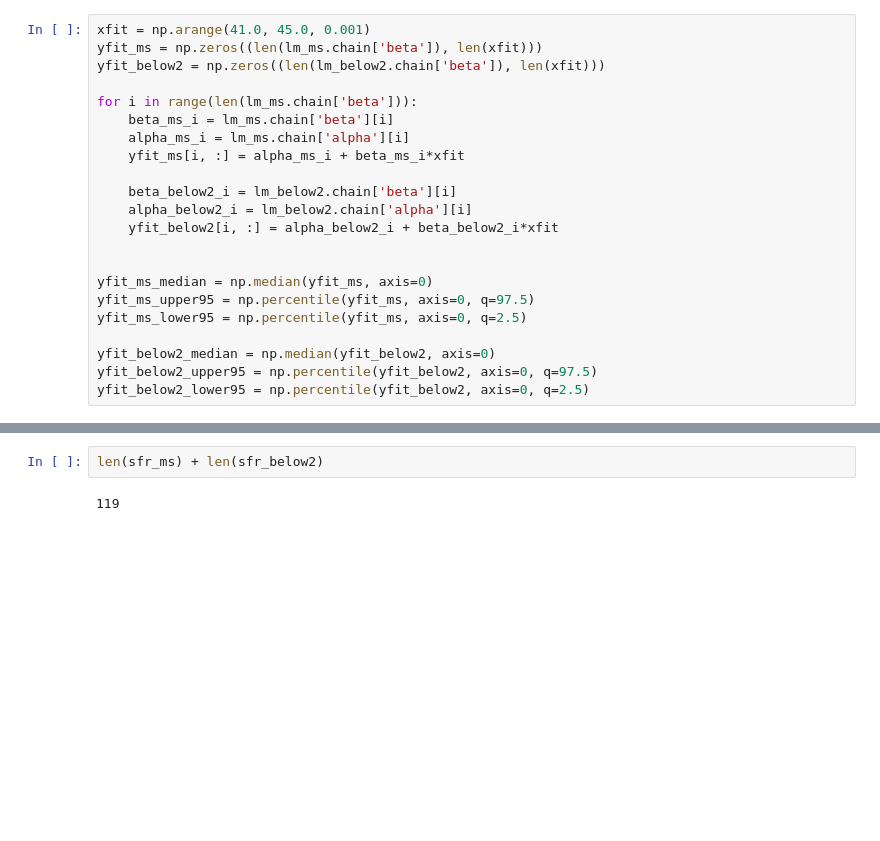
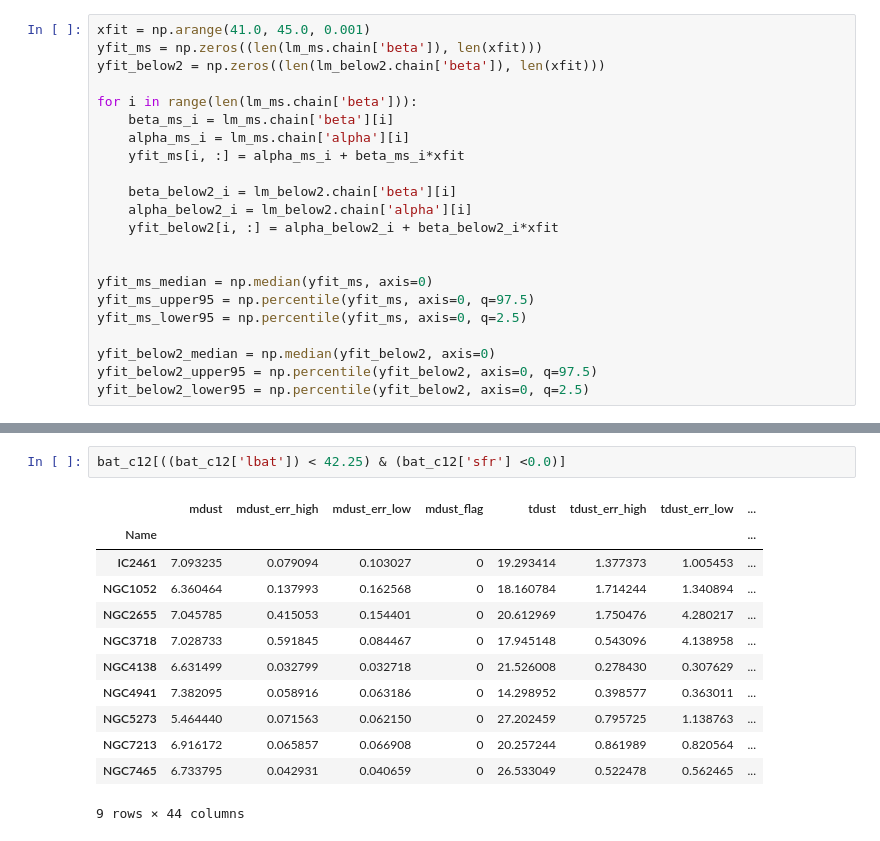
Before and after one commit to ttshimiz/bat-agn-sed-fitting-paper, a Jupyter notebook: ipython_notebooks/lbat-sfr-correlation.ipynb, the cells around one changed output, grey strips where cells are left out. Drawn from its saved outputs; the diff is of its cells as text; blank space fills up the shorter version.

```diff
--- a/ipython_notebooks/lbat-sfr-correlation.ipynb
+++ b/ipython_notebooks/lbat-sfr-correlation.ipynb
@@ -348,4 +348,15 @@ R^2 =  0.523539083871  +/-  0.129382436227
-# %%
-len(sfr_ms) + len(sfr_below2)
-# %% [output]
-119
+# %%
+bat_c12[((bat_c12['lbat']) < 42.25) & (bat_c12['sfr'] <0.0)]
+# %% [output]
+|  | mdust | mdust_err_high | mdust_err_low | mdust_flag | tdust | tdust_err_high | tdust_err_low | ... |
+| Name |  |  |  |  |  |  |  | ... |
+| IC2461 | 7.093235 | 0.079094 | 0.103027 | 0 | 19.293414 | 1.377373 | 1.005453 | ... |
+| NGC1052 | 6.360464 | 0.137993 | 0.162568 | 0 | 18.160784 | 1.714244 | 1.340894 | ... |
+| NGC2655 | 7.045785 | 0.415053 | 0.154401 | 0 | 20.612969 | 1.750476 | 4.280217 | ... |
+| NGC3718 | 7.028733 | 0.591845 | 0.084467 | 0 | 17.945148 | 0.543096 | 4.138958 | ... |
+| NGC4138 | 6.631499 | 0.032799 | 0.032718 | 0 | 21.526008 | 0.278430 | 0.307629 | ... |
+| NGC4941 | 7.382095 | 0.058916 | 0.063186 | 0 | 14.298952 | 0.398577 | 0.363011 | ... |
+| NGC5273 | 5.464440 | 0.071563 | 0.062150 | 0 | 27.202459 | 0.795725 | 1.138763 | ... |
+| NGC7213 | 6.916172 | 0.065857 | 0.066908 | 0 | 20.257244 | 0.861989 | 0.820564 | ... |
+| NGC7465 | 6.733795 | 0.042931 | 0.040659 | 0 | 26.533049 | 0.522478 | 0.562465 | ... |
+9 rows × 44 columns
```
Also changed, not shown: parts of 15 cells of this notebook, 14 other files.
